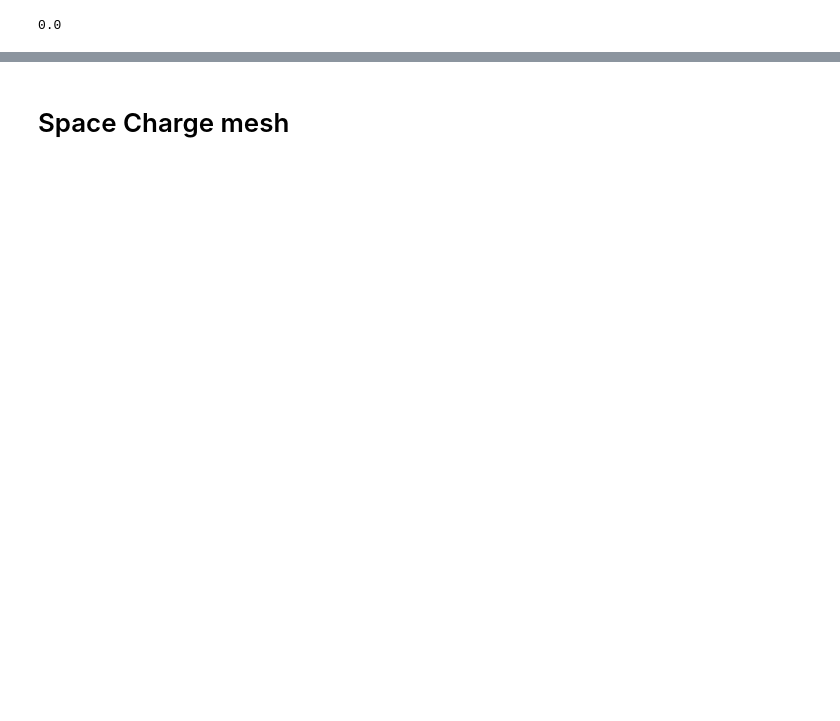
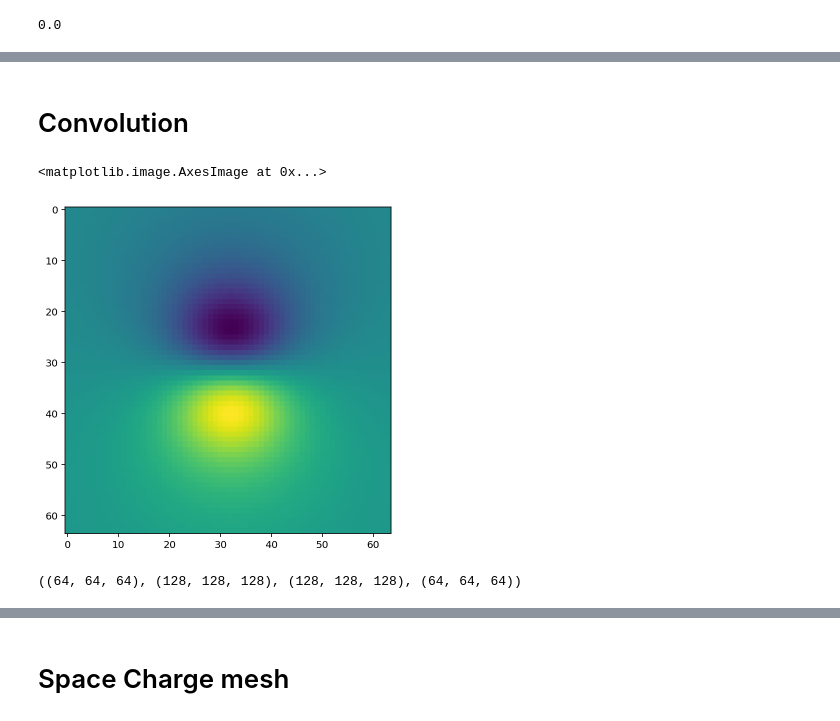
Before and after one commit to ChristopherMayes/PySpaceCharge, a Jupyter notebook: examples/benchmark.ipynb, the cells around one changed output, grey strips where cells are left out. Cells and saved outputs as stored; diff of their text form; code cells hidden in the pictures; blank space fills up the shorter version.

```diff
--- a/examples/benchmark.ipynb
+++ b/examples/benchmark.ipynb
@@ -101,0 +107,28 @@ plt.imshow(np.log(np.abs(Gx[:,ix_center[1],:])), origin='lower')
+# %% [markdown]
+# Convolution
+# %%
+field1=fftconvolve(rho_mesh, Gx, mode='same')
+
+plt.imshow(field1[:,32,:])
+# %% [output]
+<matplotlib.image.AxesImage at 0x...>
+[figure, added]
+# %%
+# Alternatively, the FFT convolution can be done explicitly.
+
+# Create an array of the same size as the Green function,
+# and place the rho mesh in the first octant
+R2 = np.zeros(Gx.shape)
+R2[:BINS[0],:BINS[1],:BINS[2]] = rho_mesh
+
+# The result will be found with this offset
+offset = BINS[0]-1 ,BINS[1]-1, BINS[2]-1
+
+field2 = np.real(
+    sp_fft.ifftn(sp_fft.fftn(R2)*sp_fft.fftn(Gx))[offset[0]:offset[0]+BINS[0],
+                                                     offset[1]:offset[1]+BINS[1],
+                                                     offset[2]:offset[2]+BINS[2]]
+)
+BINS, R2.shape, Gx.shape, field2.shape
+# %% [output]
+((64, 64, 64), (128, 128, 128), (128, 128, 128), (64, 64, 64))
```
Also changed, not shown: parts of 23 cells of this notebook, 1 other file.
